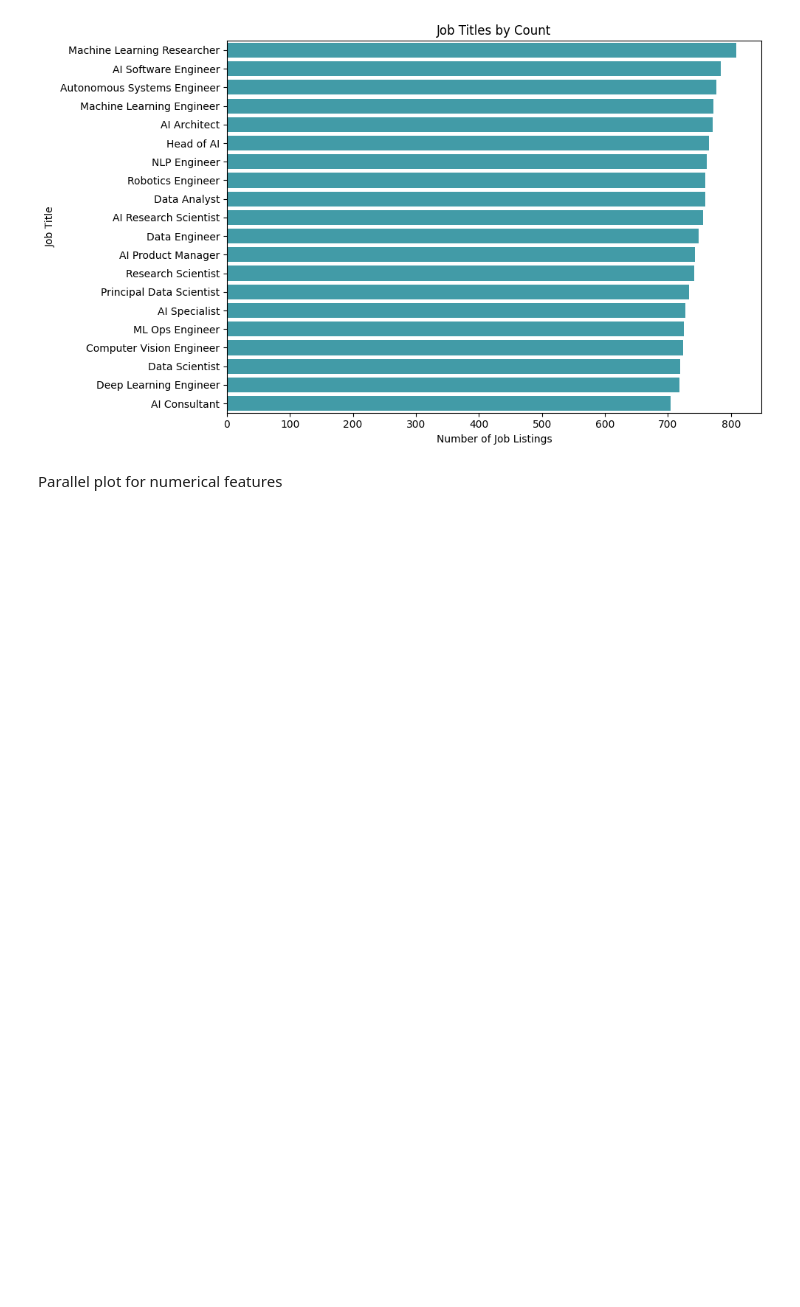
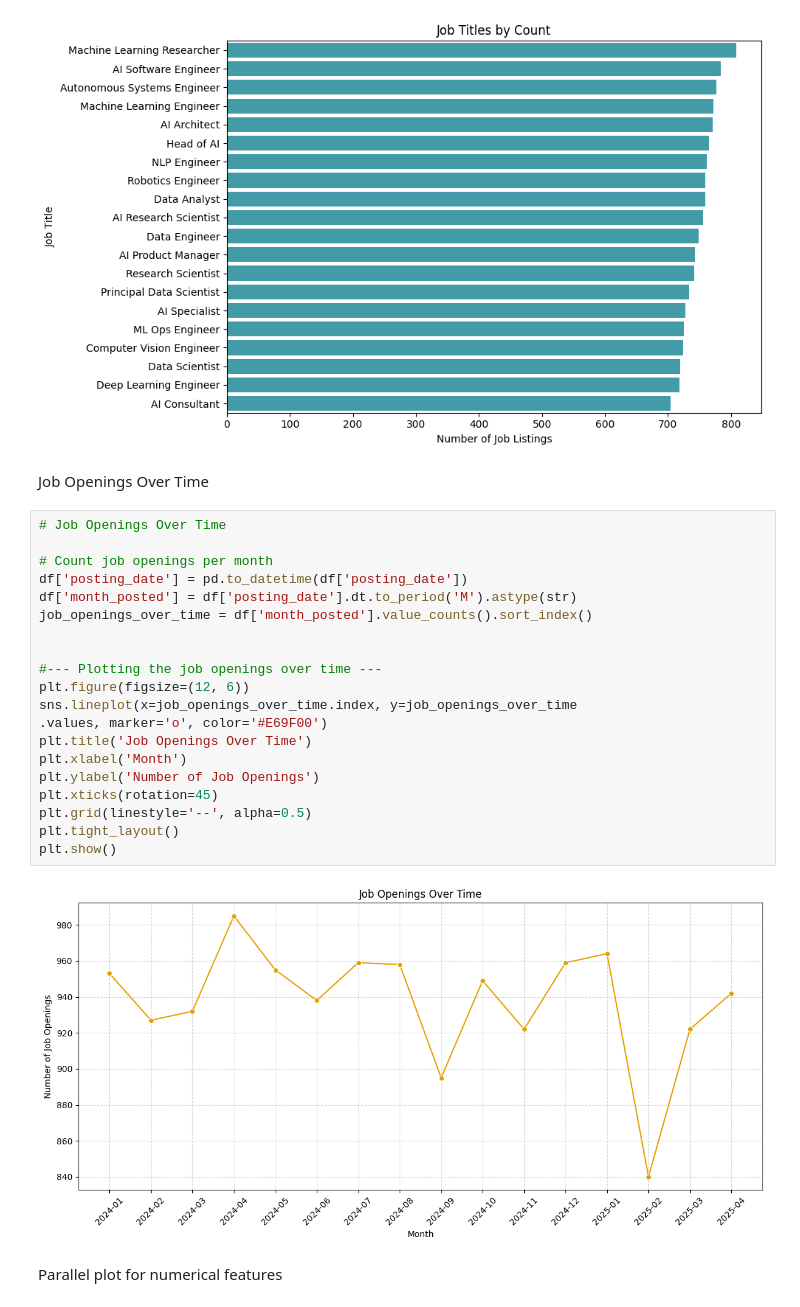
Before and after one commit to tanzilachand/Global-_AI_Job_Market_Salary_Trends_2025, a Jupyter notebook: jupyter_notebooks/Visualisation.ipynb, the cells around one changed output. Saved outputs shown, nothing was run; the diff lists cells and outputs as text; blank space fills up the shorter version.

Commit message:
Job Openings Over Time

```diff
--- a/jupyter_notebooks/Visualisation.ipynb
+++ b/jupyter_notebooks/Visualisation.ipynb
@@ -294,6 +294,30 @@ plt.tight_layout()
 plt.show()
 # %% [output]
 [figure]
+# %% [markdown]
+Job Openings Over Time
+# %%
+# Job Openings Over Time
+
+# Count job openings per month
+df['posting_date'] = pd.to_datetime(df['posting_date'])
+df['month_posted'] = df['posting_date'].dt.to_period('M').astype(str)
+job_openings_over_time = df['month_posted'].value_counts().sort_index()
+
+
+#--- Plotting the job openings over time ---
+plt.figure(figsize=(12, 6))
+sns.lineplot(x=job_openings_over_time.index, y=job_openings_over_time
+.values, marker='o', color='#E69F00')
+plt.title('Job Openings Over Time')
+plt.xlabel('Month')
+plt.ylabel('Number of Job Openings')
+plt.xticks(rotation=45)
+plt.grid(linestyle='--', alpha=0.5)
+plt.tight_layout()
+plt.show()
+# %% [output]
+[figure, added]
 # %% [markdown]
 Parallel plot for numerical features
 # %%
```
